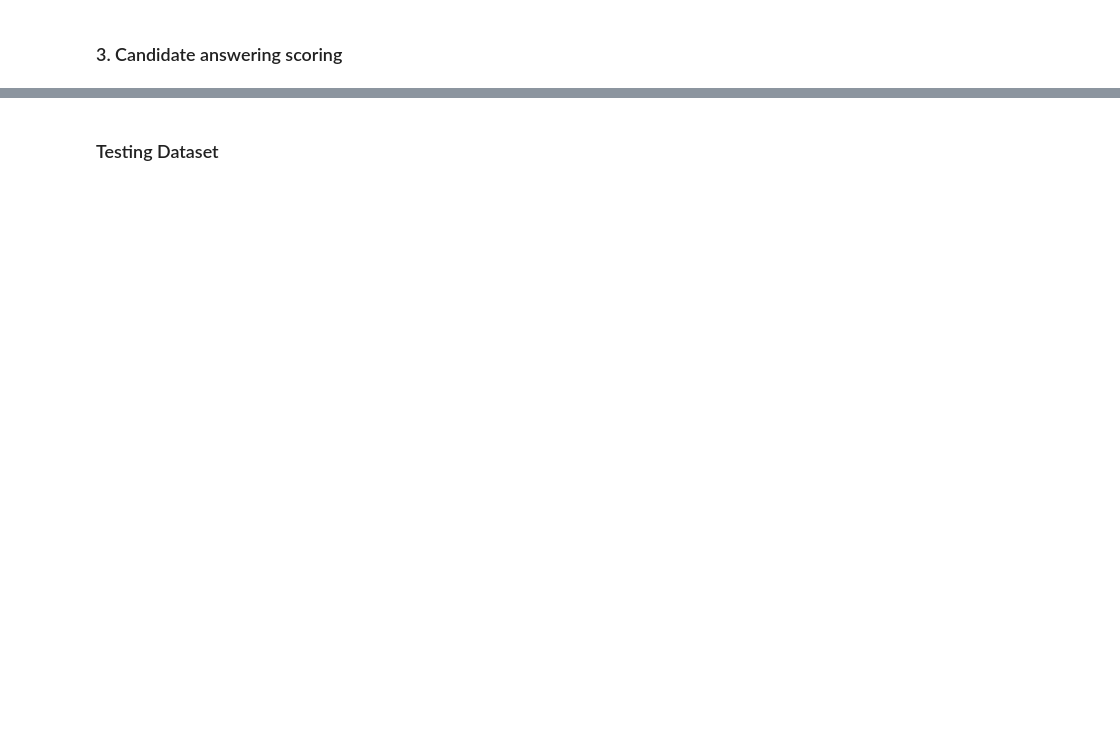
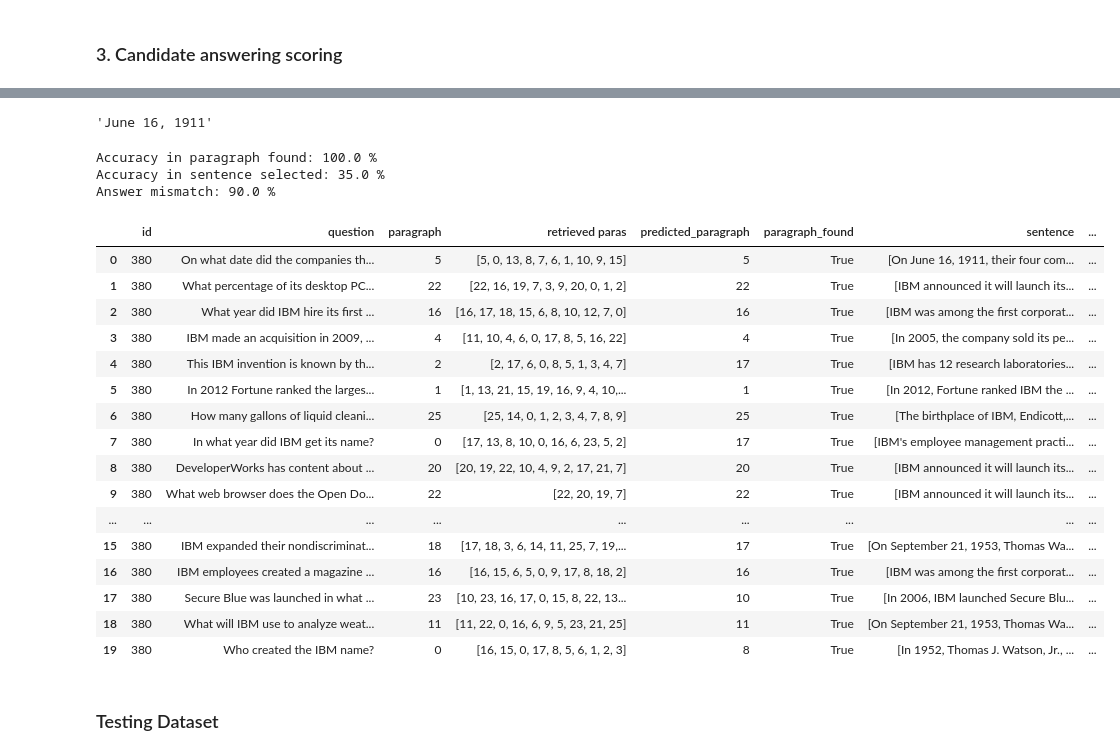
Before and after one commit to danielfelipegil/poisson, a Jupyter notebook: question-answering-dg.ipynb, the cells around one changed output, grey strips where cells are left out. Saved outputs shown, nothing was run; the diff lists cells and outputs as text; code cells hidden in the pictures; blank space fills up the shorter version.

Commit message:
Improvements sentence selection and answer extra

```diff
--- a/question-answering-dg.ipynb
+++ b/question-answering-dg.ipynb
@@ -112,10 +122,9 @@ Get Keywords
 import nltk
 from nltk.corpus import wordnet as wn
 from nltk.corpus import stopwords
-from nltk.tokenize import RegexpTokenizer
 
 lemmatizer = nltk.stem.wordnet.WordNetLemmatizer()
-tokenizer = RegexpTokenizer(r'\w+')
+
 POS = set(["NN","NNS","NNP","NNPS","CD","JJ","VB","VBD","VBG","VBN","VBP","VBZ"])
 
 stopwords = set(nltk.corpus.stopwords.words('english'))
@@ -131,7 +140,7 @@ def lemmatize(word):
 def get_keyword(data):
     result = []
     sentence=data
-    tokenized_text = tokenizer.tokenize(sentence)
+    tokenized_text = nltk.word_tokenize(sentence)
     tagged = nltk.pos_tag(tokenized_text)
     for text,pos in tagged:
         text = lemmatize(text.lower())
@@ -143,7 +152,7 @@ def get_keyword(data):
 
 def get_keyword_paragraph(data):
     results=[]
-    tokenized_sentence = nltk.sent_tokenize(data)
+    tokenized_sentence = tokenizer.tokenize(data)
     for sentence in tokenized_sentence:
         result = get_keyword(sentence)
         results.append(result)
@@ -569,0 +441,31 @@ NameError: name 'df_result_devel' is not defined
+# %%
+import re
+def correct_answer(predicted,predicted_answer_sentence):
+
+    tokens=nltk.word_tokenize(predicted)
+    pattern='.*('
+    for token in  tokens:
+        pattern=pattern+token+'\s*'
+    pattern=pattern+').*'
+
+    reg=re.compile(pattern,re.IGNORECASE)
+    if len(re.findall(reg,predicted_answer_sentence)):
+        predicted=re.findall(reg,predicted_answer_sentence)[0].strip()
+
+    return predicted
+
+def isAnswerInSentence(answer,answer_sentence):
+
+    tokens=nltk.word_tokenize(answer)
+    pattern='.*('
+    for token in  tokens:
+        pattern=pattern+token+'\s*'
+    pattern=pattern+').*'
+
+    reg=re.compile(pattern,re.IGNORECASE)
+    if len(re.findall(reg,answer_sentence)):
+        return True
+
+    return False
+# %% [output]
+'June 16, 1911'
@@ -570,3 +572,31 @@ NameError: name 'df_result_devel' is not defined
+# %%
+print('Accuracy in paragraph found:',df_result_devel.loc[df_result_devel['paragraph_found']==True]['id'].count()/len(df_result_devel)*100,'%')
+print('Accuracy in sentence selected:',len(df_result_devel.loc[df_result_devel.paragraph!=df_result_devel.predicted_paragraph])/len(df_result_devel)*100,'%')
+print('Answer mismatch:',len(df_result_devel.loc[df_result_devel.predicted_answer!=df_result_devel.answer])/len(df_result_devel)*100,'%')
+# %% [output]
+Accuracy in paragraph found: 100.0 %
+Accuracy in sentence selected: 35.0 %
+Answer mismatch: 90.0 %
+# %%
+df_result_devel
+# %% [output]
+|  | id | question | paragraph | retrieved paras | predicted_paragraph | paragraph_found | sentence | ... |
+| 0 | 380 | On what date did the companies th... | 5 | [5, 0, 13, 8, 7, 6, 1, 10, 9, 15] | 5 | True | [On June 16, 1911, their four com... | ... |
+| 1 | 380 | What percentage of its desktop PC... | 22 | [22, 16, 19, 7, 3, 9, 20, 0, 1, 2] | 22 | True | [IBM announced it will launch its... | ... |
+| 2 | 380 | What year did IBM hire its first ... | 16 | [16, 17, 18, 15, 6, 8, 10, 12, 7, 0] | 16 | True | [IBM was among the first corporat... | ... |
+| 3 | 380 | IBM made an acquisition in 2009, ... | 4 | [11, 10, 4, 6, 0, 17, 8, 5, 16, 22] | 4 | True | [In 2005, the company sold its pe... | ... |
+| 4 | 380 | This IBM invention is known by th... | 2 | [2, 17, 6, 0, 8, 5, 1, 3, 4, 7] | 17 | True | [IBM has 12 research laboratories... | ... |
+| 5 | 380 | In 2012 Fortune ranked the larges... | 1 | [1, 13, 21, 15, 19, 16, 9, 4, 10,... | 1 | True | [In 2012, Fortune ranked IBM the ... | ... |
+| 6 | 380 | How many gallons of liquid cleani... | 25 | [25, 14, 0, 1, 2, 3, 4, 7, 8, 9] | 25 | True | [The birthplace of IBM, Endicott,... | ... |
+| 7 | 380 | In what year did IBM get its name? | 0 | [17, 13, 8, 10, 0, 16, 6, 23, 5, 2] | 17 | True | [IBM's employee management practi... | ... |
+| 8 | 380 | DeveloperWorks has content about ... | 20 | [20, 19, 22, 10, 4, 9, 2, 17, 21, 7] | 20 | True | [IBM announced it will launch its... | ... |
+| 9 | 380 | What web browser does the Open Do... | 22 | [22, 20, 19, 7] | 22 | True | [IBM announced it will launch its... | ... |
+| ... | ... | ... | ... | ... | ... | ... | ... | ... |
+| 15 | 380 | IBM expanded their nondiscriminat... | 18 | [17, 18, 3, 6, 14, 11, 25, 7, 19,... | 17 | True | [On September 21, 1953, Thomas Wa... | ... |
+| 16 | 380 | IBM employees created a magazine ... | 16 | [16, 15, 6, 5, 0, 9, 17, 8, 18, 2] | 16 | True | [IBM was among the first corporat... | ... |
+| 17 | 380 | Secure Blue was launched in what ... | 23 | [10, 23, 16, 17, 0, 15, 8, 22, 13... | 10 | True | [In 2006, IBM launched Secure Blu... | ... |
+| 18 | 380 | What will IBM use to analyze weat... | 11 | [11, 22, 0, 16, 6, 9, 5, 23, 21, 25] | 11 | True | [On September 21, 1953, Thomas Wa... | ... |
+| 19 | 380 | Who created the IBM name? | 0 | [16, 15, 0, 17, 8, 5, 6, 1, 2, 3] | 8 | True | [In 1952, Thomas J. Watson, Jr., ... | ... |
 # %% [markdown]
 <h3>Testing Dataset</h3>
 # %%
```
Also changed, not shown: parts of 16 cells of this notebook.
